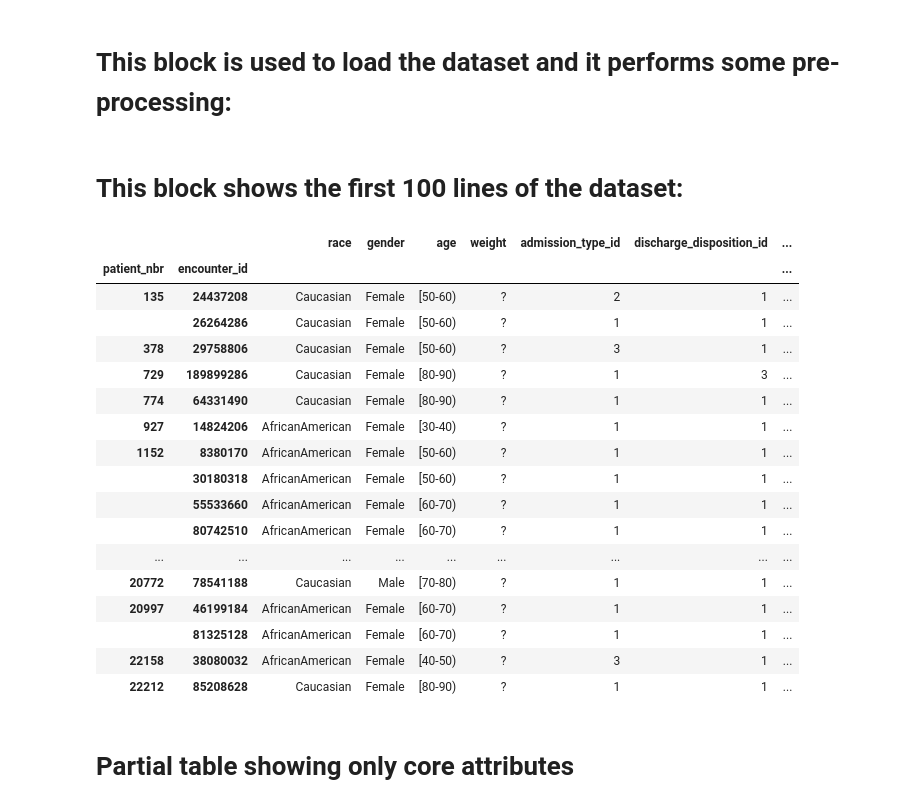
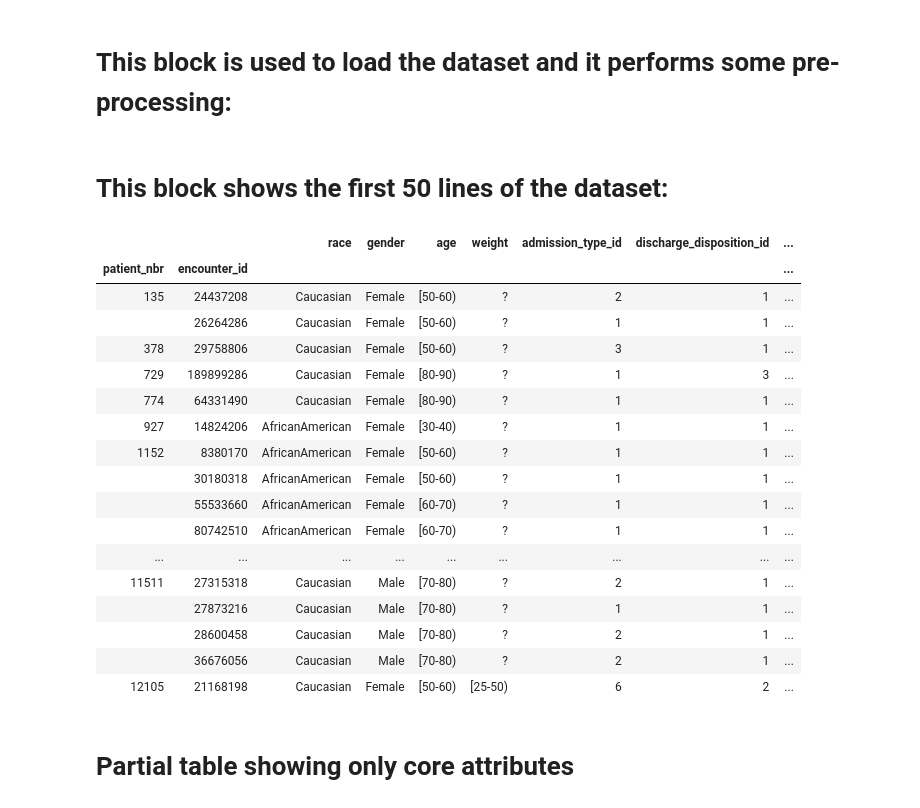
Before and after one commit to dsivie/hospital_readmissions, a Jupyter notebook: hospital_readmissions_exploration.ipynb, the cells around one changed output. Saved outputs shown, nothing was run; the diff lists cells and outputs as text; code cells hidden in the pictures.

```diff
--- a/hospital_readmissions_exploration.ipynb
+++ b/hospital_readmissions_exploration.ipynb
@@ -101,29 +158,29 @@ import qgrid
 
 # df.to_pickle("diabetic_data.pkl")
 # %% [markdown]
-# This block shows the first 100 lines of the dataset:
+# This block shows the first 50 lines of the dataset:
 # %%
 df = pd.read_pickle("diabetic_data.pkl")
-df.head(100)
+df.head(50)
 # %% [output]
 |  |  | race | gender | age | weight | admission_type_id | discharge_disposition_id | ... |
 | patient_nbr | encounter_id |  |  |  |  |  |  | ... |
 | 135 | 24437208 | Caucasian | Female | [50-60) | ? | 2 | 1 | ... |
 |  | 26264286 | Caucasian | Female | [50-60) | ? | 1 | 1 | ... |
 | 378 | 29758806 | Caucasian | Female | [50-60) | ? | 3 | 1 | ... |
 | 729 | 189899286 | Caucasian | Female | [80-90) | ? | 1 | 3 | ... |
 | 774 | 64331490 | Caucasian | Female | [80-90) | ? | 1 | 1 | ... |
 | 927 | 14824206 | AfricanAmerican | Female | [30-40) | ? | 1 | 1 | ... |
 | 1152 | 8380170 | AfricanAmerican | Female | [50-60) | ? | 1 | 1 | ... |
 |  | 30180318 | AfricanAmerican | Female | [50-60) | ? | 1 | 1 | ... |
 |  | 55533660 | AfricanAmerican | Female | [60-70) | ? | 1 | 1 | ... |
 |  | 80742510 | AfricanAmerican | Female | [60-70) | ? | 1 | 1 | ... |
 | ... | ... | ... | ... | ... | ... | ... | ... | ... |
-| 20772 | 78541188 | Caucasian | Male | [70-80) | ? | 1 | 1 | ... |
-| 20997 | 46199184 | AfricanAmerican | Female | [60-70) | ? | 1 | 1 | ... |
-|  | 81325128 | AfricanAmerican | Female | [60-70) | ? | 1 | 1 | ... |
-| 22158 | 38080032 | AfricanAmerican | Female | [40-50) | ? | 3 | 1 | ... |
-| 22212 | 85208628 | Caucasian | Female | [80-90) | ? | 1 | 1 | ... |
+| 11511 | 27315318 | Caucasian | Male | [70-80) | ? | 2 | 1 | ... |
+|  | 27873216 | Caucasian | Male | [70-80) | ? | 1 | 1 | ... |
+|  | 28600458 | Caucasian | Male | [70-80) | ? | 2 | 1 | ... |
+|  | 36676056 | Caucasian | Male | [70-80) | ? | 2 | 1 | ... |
+| 12105 | 21168198 | Caucasian | Female | [50-60) | [25-50) | 6 | 2 | ... |
 # %% [markdown]
 # Partial table showing only core attributes
 # %%
```
Also changed, not shown: parts of 26 cells of this notebook, 6 other files.
